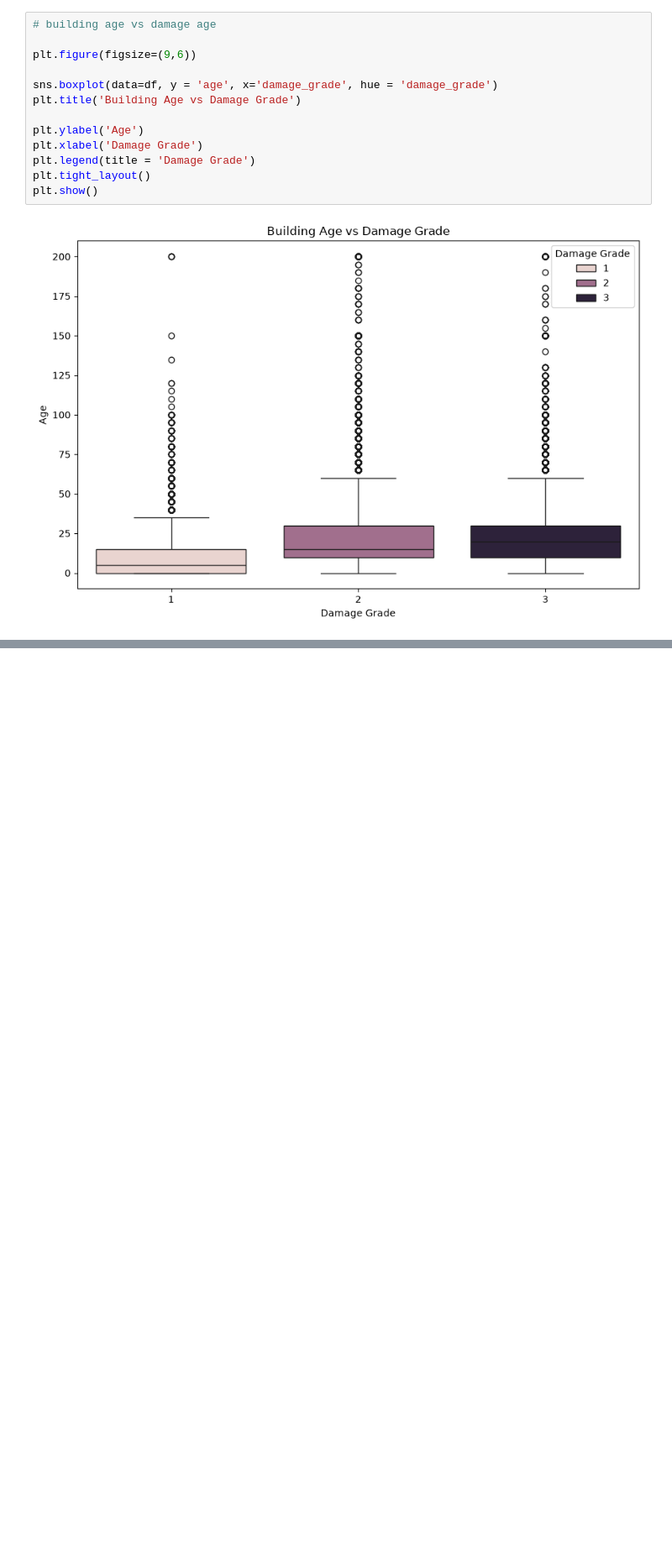
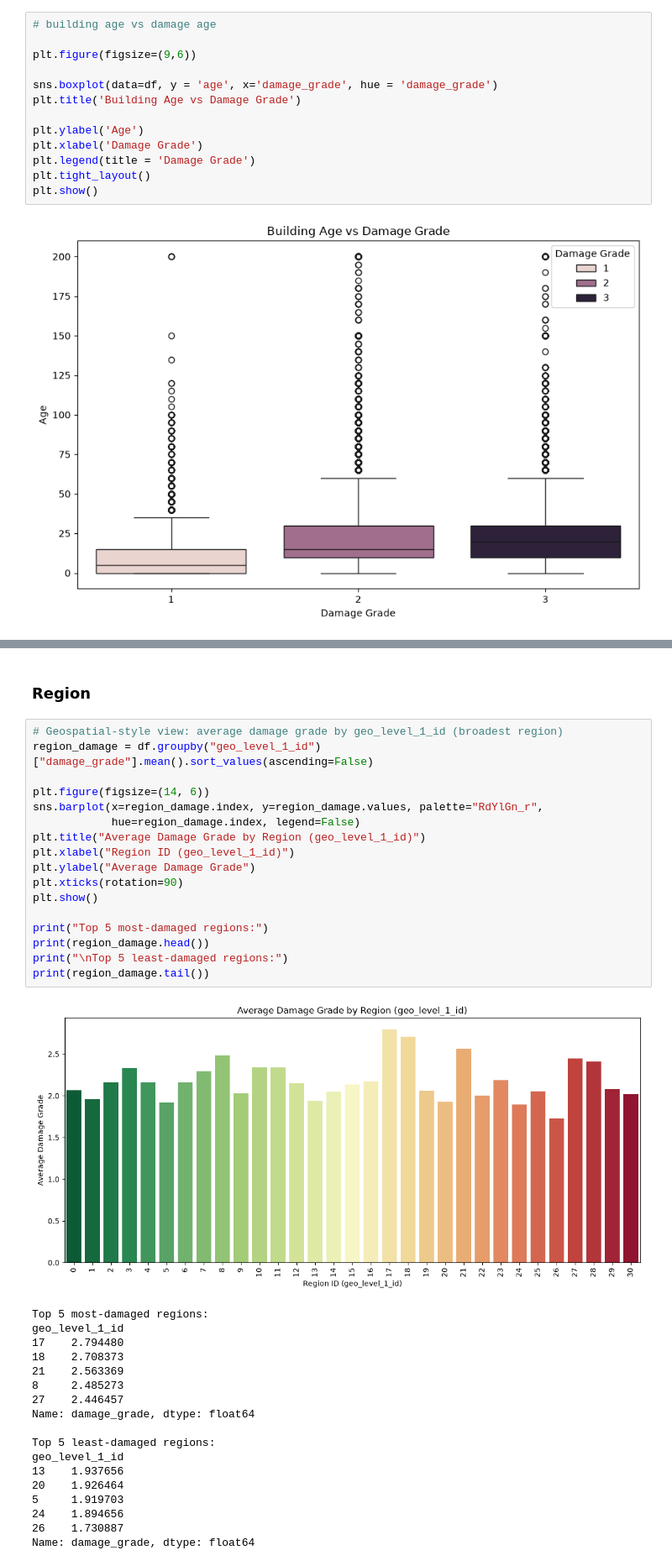
Before and after one commit to rehandbit/Nepal-Earthquake, a Jupyter notebook: Nepal_Earthquake.ipynb, the cells around one changed output, grey strips where cells are left out. Shown at 84% size. Drawn from its saved outputs; the diff is of its cells as text; blank space fills up the shorter version.

```diff
--- a/Nepal_Earthquake.ipynb
+++ b/Nepal_Earthquake.ipynb
@@ -321,0 +384,38 @@ plt.show()
+# %% [markdown]
+### Region
+# %%
+# Geospatial-style view: average damage grade by geo_level_1_id (broadest region)
+region_damage = df.groupby("geo_level_1_id")["damage_grade"].mean().sort_values(ascending=False)
+
+plt.figure(figsize=(14, 6))
+sns.barplot(x=region_damage.index, y=region_damage.values, palette="RdYlGn_r",
+            hue=region_damage.index, legend=False)
+plt.title("Average Damage Grade by Region (geo_level_1_id)")
+plt.xlabel("Region ID (geo_level_1_id)")
+plt.ylabel("Average Damage Grade")
+plt.xticks(rotation=90)
+plt.show()
+
+print("Top 5 most-damaged regions:")
+print(region_damage.head())
+print("\nTop 5 least-damaged regions:")
+print(region_damage.tail())
+# %% [output]
+[figure, added]
+Top 5 most-damaged regions:
+geo_level_1_id
+17    2.794480
+18    2.708373
+21    2.563369
+8     2.485273
+27    2.446457
+Name: damage_grade, dtype: float64
+
+Top 5 least-damaged regions:
+geo_level_1_id
+13    1.937656
+20    1.926464
+5     1.919703
+24    1.894656
+26    1.730887
+Name: damage_grade, dtype: float64
```
Also changed, not shown: parts of 19 cells of this notebook.
